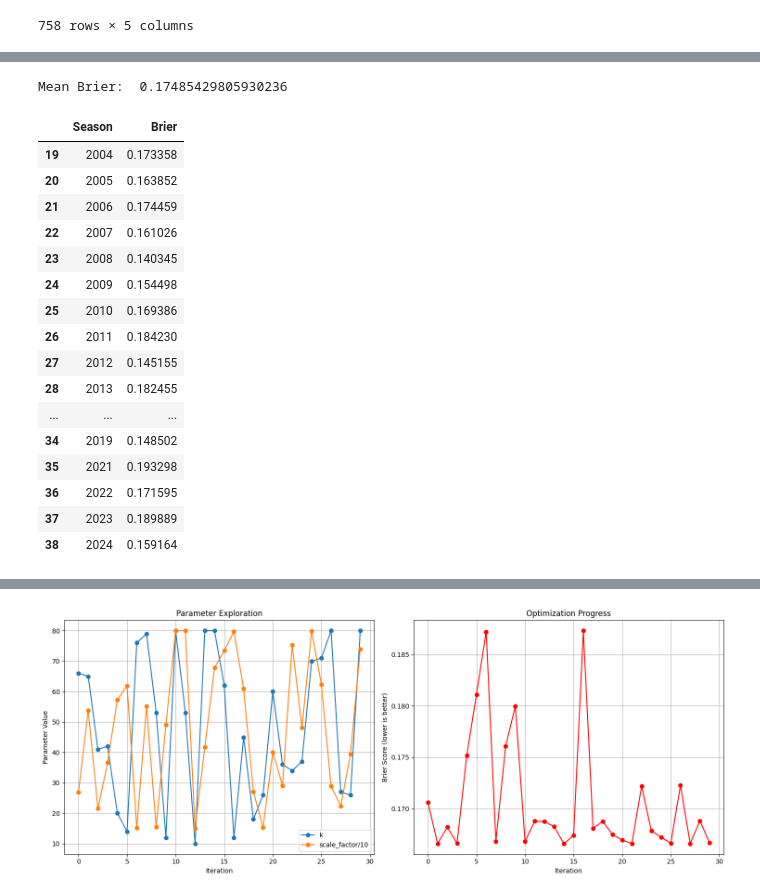
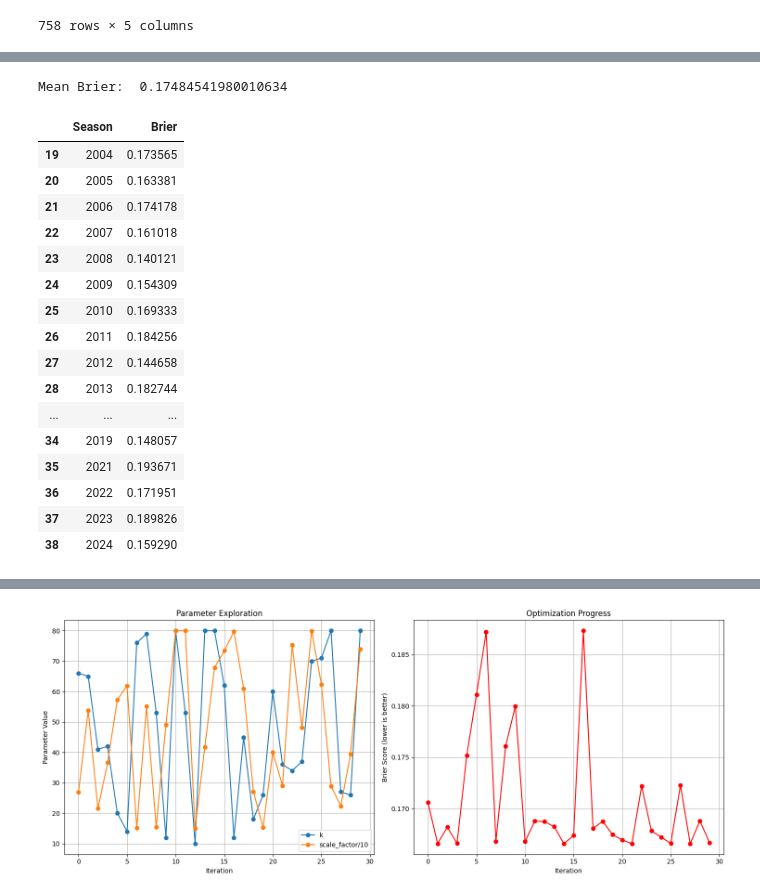
Before and after one commit to josef-lin/25-march-madness, a Jupyter notebook: elo.ipynb, the cells around one changed output, grey strips where cells are left out. Saved outputs shown, nothing was run; the diff lists cells and outputs as text; code cells hidden in the pictures.

```diff
--- a/elo.ipynb
+++ b/elo.ipynb
@@ -157,51 +173,51 @@ class Elo:
     def pre_tourney_ratings(self, r_history):
         return (r_history.loc[r_history['GameType'] == 'Regular']
                 .sort_values(['Season', 'TeamID', 'Date'])
                 .groupby(['Season', 'TeamID'], as_index=False)['Rating']
                 .last())
 
     def add_elo(self, df, elo_df):
         df = df.merge(elo_df, how='left', left_on=['Season', 'LowTeamID'], right_on=['Season', 'TeamID'])
         df = df.merge(elo_df, how='left', left_on=['Season', 'HighTeamID'], right_on=['Season', 'TeamID'])
         df = df.drop(['TeamID_x', 'TeamID_y'], axis=1)
         df = df.rename(columns={'Rating_x': 'EloRating_x', 'Rating_y': 'EloRating_y'})
         df['EloPred'] = df.apply(lambda x: self.calc_prob(x['EloRating_x'], x['EloRating_y'])[0], axis=1)
         return df
 
     def eval_elo(self, games_df, teams_df, tourney_df):
         r_history = self.calc_rating_history(games_df, teams_df=teams_df)
         pre_tourney_df = self.pre_tourney_ratings(r_history)
         tourney_df = self.add_elo(tourney_df, pre_tourney_df)
         tourney_df['Brier'] = (tourney_df['Actual'] - tourney_df['EloPred']) ** 2
         return tourney_df
 
 tourney_df = (
     prep_tourney(tourney_results)
 )
 
-e = Elo(k=65, scale_factor=558)
+e = Elo(k=27, scale_factor=224)
 season_scores = e.eval_elo(games_df=regular_results, teams_df=teams_df, tourney_df=tourney_df).groupby('Season', as_index=False)['Brier'].mean()
 print('Mean Brier: ', season_scores['Brier'].mean())
 season_scores.query('Season > 2003')
 # %% [output]
-Mean Brier:  0.17485429805930236
+Mean Brier:  0.17484541980010634
 |  | Season | Brier |
-| 19 | 2004 | 0.173358 |
-| 20 | 2005 | 0.163852 |
-| 21 | 2006 | 0.174459 |
-| 22 | 2007 | 0.161026 |
-| 23 | 2008 | 0.140345 |
-| 24 | 2009 | 0.154498 |
-| 25 | 2010 | 0.169386 |
-| 26 | 2011 | 0.184230 |
-| 27 | 2012 | 0.145155 |
-| 28 | 2013 | 0.182455 |
+| 19 | 2004 | 0.173565 |
+| 20 | 2005 | 0.163381 |
+| 21 | 2006 | 0.174178 |
+| 22 | 2007 | 0.161018 |
+| 23 | 2008 | 0.140121 |
+| 24 | 2009 | 0.154309 |
+| 25 | 2010 | 0.169333 |
+| 26 | 2011 | 0.184256 |
+| 27 | 2012 | 0.144658 |
+| 28 | 2013 | 0.182744 |
 | ... | ... | ... |
-| 34 | 2019 | 0.148502 |
-| 35 | 2021 | 0.193298 |
-| 36 | 2022 | 0.171595 |
-| 37 | 2023 | 0.189889 |
-| 38 | 2024 | 0.159164 |
+| 34 | 2019 | 0.148057 |
+| 35 | 2021 | 0.193671 |
+| 36 | 2022 | 0.171951 |
+| 37 | 2023 | 0.189826 |
+| 38 | 2024 | 0.159290 |
 # %%
 # Install first: pip install scikit-optimize
 from skopt import gp_minimize
```
Also changed, not shown: parts of 6 cells of this notebook.
